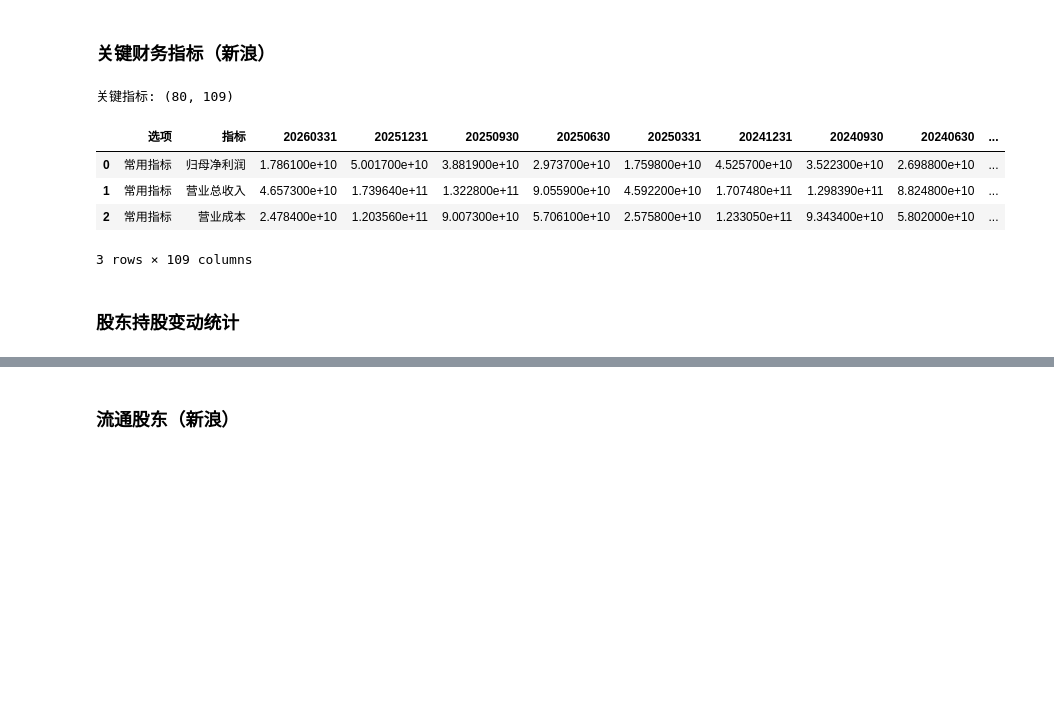
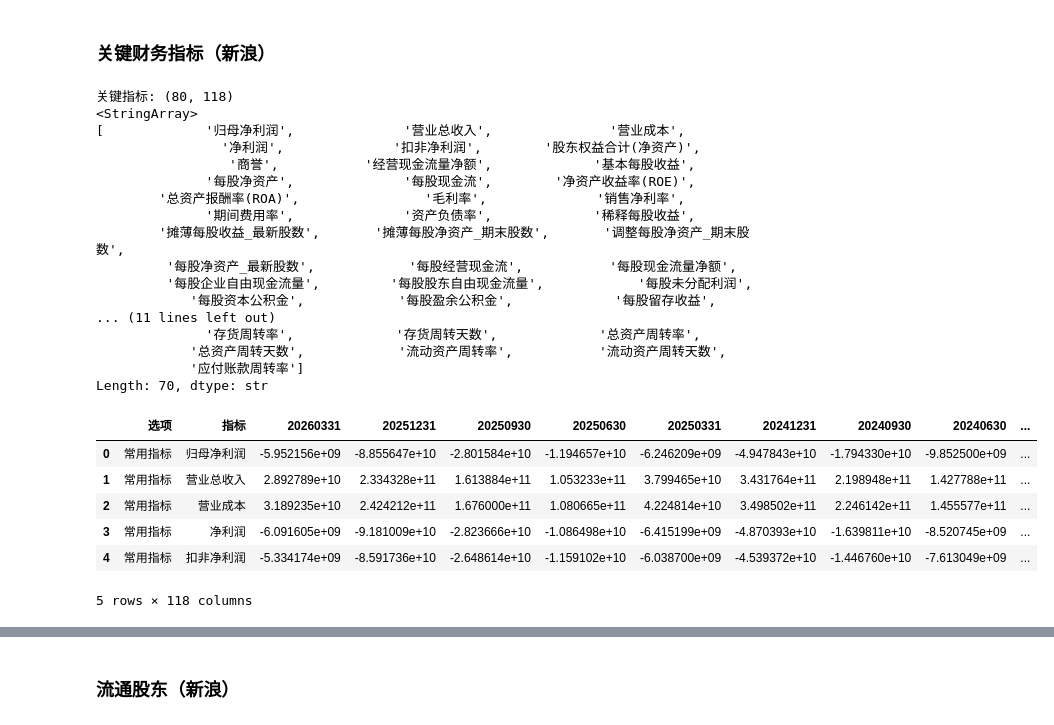
Before and after one commit to bamboosjtu/trading-topic, a Jupyter notebook: labs/00_金融数据获取/akshare_tutorial.ipynb, the cells around one changed output, grey strips where cells are left out. Cells and saved outputs as stored; diff of their text form; code cells hidden in the pictures; blank space fills up the shorter version.

```diff
--- a/labs/00_金融数据获取/akshare_tutorial.ipynb
+++ b/labs/00_金融数据获取/akshare_tutorial.ipynb
@@ -425,18 +458,36 @@ df.head(3)
 # %% [markdown]
 ### 关键财务指标（新浪）
 # %%
-# 2. 关键财务指标摘要（新浪）
-df_abs = ak.stock_financial_abstract(symbol='sh600000')
+# 1. 关键财务指标摘要（新浪）
+df = ak.stock_financial_abstract(symbol='sz000002')
 
-print('关键指标:', df_abs.shape)
+print('关键指标:', df.shape)
 
-df_abs.head(3)
+print(df['指标'].unique())
+
+df.head(5)
 # %% [output]
-关键指标: (80, 109)
+关键指标: (80, 118)
+<StringArray>
+[             '归母净利润',              '营业总收入',               '营业成本',
+                '净利润',              '扣非净利润',        '股东权益合计(净资产)',
+                 '商誉',           '经营现金流量净额',             '基本每股收益',
+              '每股净资产',              '每股现金流',        '净资产收益率(ROE)',
+        '总资产报酬率(ROA)',                '毛利率',              '销售净利率',
+              '期间费用率',              '资产负债率',             '稀释每股收益',
+        '摊薄每股收益_最新股数',       '摊薄每股净资产_期末股数',       '调整每股净资产_期末股数',
+         '每股净资产_最新股数',            '每股经营现金流',           '每股现金流量净额',
+         '每股企业自由现金流量',         '每股股东自由现金流量',            '每股未分配利润',
+            '每股资本公积金',            '每股盈余公积金',             '每股留存收益',
+... (11 lines left out)
+              '存货周转率',             '存货周转天数',             '总资产周转率',
+            '总资产周转天数',            '流动资产周转率',           '流动资产周转天数',
+            '应付账款周转率']
+Length: 70, dtype: str
 |  | 选项 | 指标 | 20260331 | 20251231 | 20250930 | 20250630 | 20250331 | 20241231 | 20240930 | 20240630 | ... |
-| 0 | 常用指标 | 归母净利润 | 1.786100e+10 | 5.001700e+10 | 3.881900e+10 | 2.973700e+10 | 1.759800e+10 | 4.525700e+10 | 3.522300e+10 | 2.698800e+10 | ... |
-| 1 | 常用指标 | 营业总收入 | 4.657300e+10 | 1.739640e+11 | 1.322800e+11 | 9.055900e+10 | 4.592200e+10 | 1.707480e+11 | 1.298390e+11 | 8.824800e+10 | ... |
-| 2 | 常用指标 | 营业成本 | 2.478400e+10 | 1.203560e+11 | 9.007300e+10 | 5.706100e+10 | 2.575800e+10 | 1.233050e+11 | 9.343400e+10 | 5.802000e+10 | ... |
+| 0 | 常用指标 | 归母净利润 | -5.952156e+09 | -8.855647e+10 | -2.801584e+10 | -1.194657e+10 | -6.246209e+09 | -4.947843e+10 | -1.794330e+10 | -9.852500e+09 | ... |
+| 1 | 常用指标 | 营业总收入 | 2.892789e+10 | 2.334328e+11 | 1.613884e+11 | 1.053233e+11 | 3.799465e+10 | 3.431764e+11 | 2.198948e+11 | 1.427788e+11 | ... |
+| 2 | 常用指标 | 营业成本 | 3.189235e+10 | 2.424212e+11 | 1.676000e+11 | 1.080665e+11 | 4.224814e+10 | 3.498502e+11 | 2.246142e+11 | 1.455577e+11 | ... |
+| 3 | 常用指标 | 净利润 | -6.091605e+09 | -9.181009e+10 | -2.823666e+10 | -1.086498e+10 | -6.415199e+09 | -4.870393e+10 | -1.639811e+10 | -8.520745e+09 | ... |
+| 4 | 常用指标 | 扣非净利润 | -5.334174e+09 | -8.591736e+10 | -2.648614e+10 | -1.159102e+10 | -6.038700e+09 | -4.539372e+10 | -1.446760e+10 | -7.613049e+09 | ... |
-3 rows × 109 columns
+5 rows × 118 columns
-# %% [markdown]
-### 股东持股变动统计
```
Also changed, not shown: parts of 43 cells of this notebook, 1 other file.
